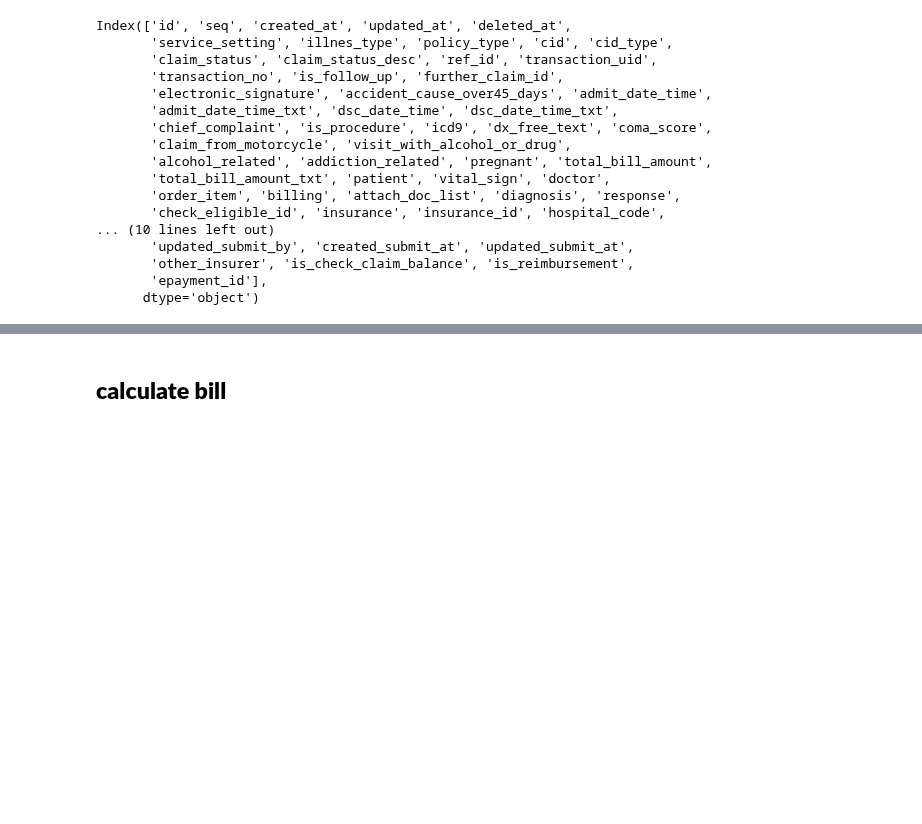
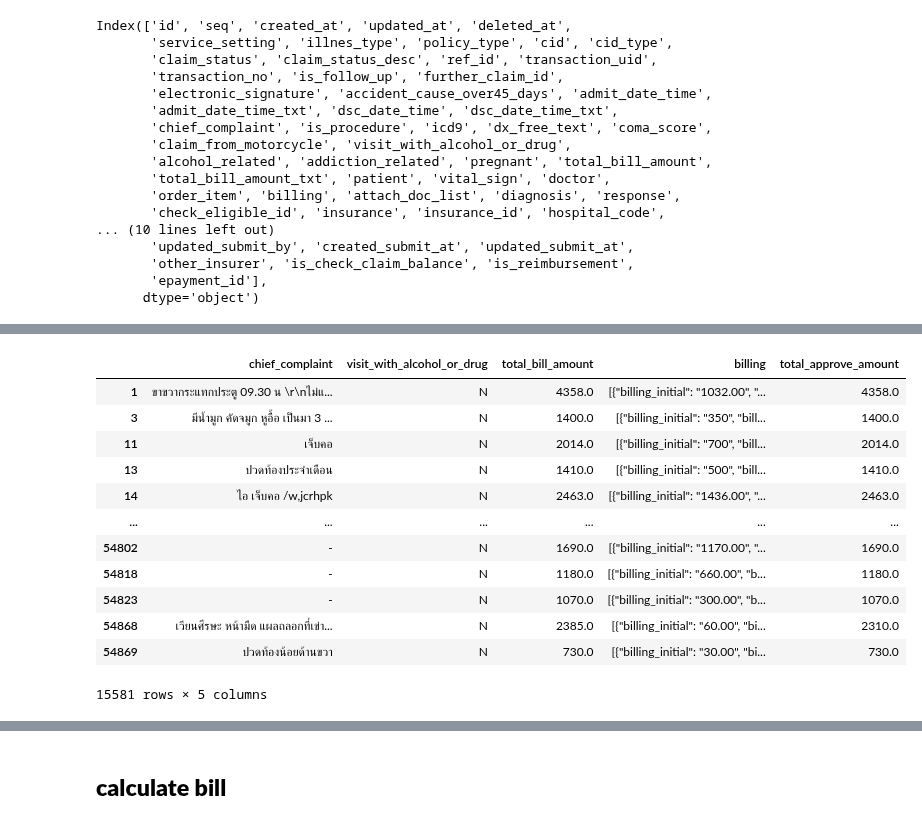
Before and after one commit to nxxk23/AI-Engineer, a Jupyter notebook: fraud.ipynb, the cells around one changed output, grey strips where cells are left out. Cells and saved outputs as stored; diff of their text form; code cells hidden in the pictures; blank space fills up the shorter version.

```diff
--- a/fraud.ipynb
+++ b/fraud.ipynb
@@ -41,0 +549,16 @@ Index(['id', 'seq', 'created_at', 'updated_at', 'deleted_at',
+# %%
+approve[['chief_complaint','visit_with_alcohol_or_drug','total_bill_amount','billing','total_approve_amount']]
+# %% [output]
+|  | chief_complaint | visit_with_alcohol_or_drug | total_bill_amount | billing | total_approve_amount |
+| 1 | ขาขวากระแทกประตู 09.30 น \r\nไม่แ... | N | 4358.0 | [{"billing_initial": "1032.00", "... | 4358.0 |
+| 3 | มีน้ำมูก คัดจมูก หูอื้อ เป็นมา 3 ... | N | 1400.0 | [{"billing_initial": "350", "bill... | 1400.0 |
+| 11 | เจ็บคอ | N | 2014.0 | [{"billing_initial": "700", "bill... | 2014.0 |
+| 13 | ปวดท้องประจำเดือน | N | 1410.0 | [{"billing_initial": "500", "bill... | 1410.0 |
+| 14 | ไอ เจ็บคอ /w,jcrhpk | N | 2463.0 | [{"billing_initial": "1436.00", "... | 2463.0 |
+| ... | ... | ... | ... | ... | ... |
+| 54802 | - | N | 1690.0 | [{"billing_initial": "1170.00", "... | 1690.0 |
+| 54818 | - | N | 1180.0 | [{"billing_initial": "660.00", "b... | 1180.0 |
+| 54823 | - | N | 1070.0 | [{"billing_initial": "300.00", "b... | 1070.0 |
+| 54868 | เวียนศีรษะ หน้ามืด แผลถลอกที่เข่า... | N | 2385.0 | [{"billing_initial": "60.00", "bi... | 2310.0 |
+| 54869 | ปวดท้องน้อยด้านขวา | N | 730.0 | [{"billing_initial": "30.00", "bi... | 730.0 |
+15581 rows × 5 columns
```
Also changed, not shown: parts of 55 cells of this notebook.
